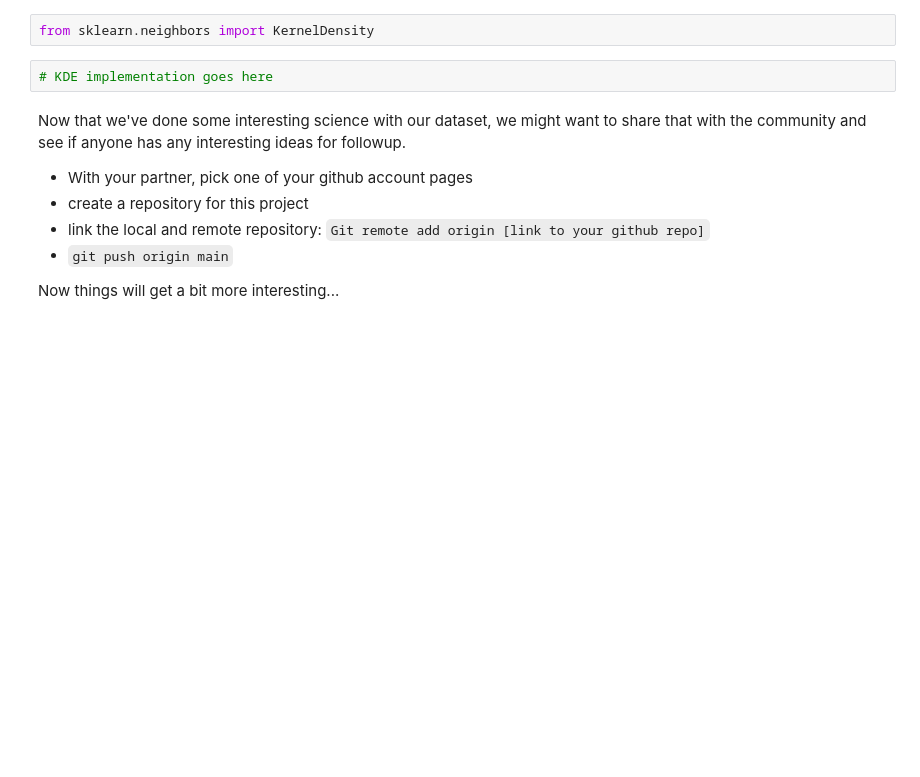
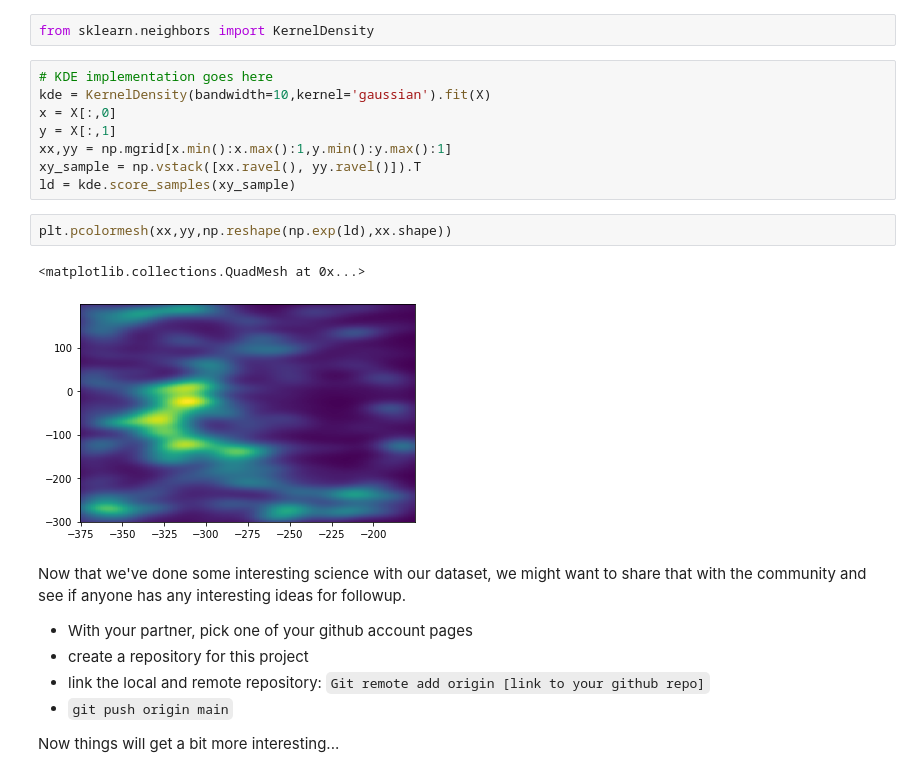
Before and after one commit to Yashvi-Sharma/GreatWallHaySha, a Jupyter notebook: DSFP_intro_2_git.ipynb, the cells around one changed output. Saved outputs shown, nothing was run; the diff lists cells and outputs as text; blank space fills up the shorter version.

```diff
--- a/DSFP_intro_2_git.ipynb
+++ b/DSFP_intro_2_git.ipynb
@@ -88,6 +93,17 @@ where D is the dimensions of the parameter space. The basic idea is to generaliz
 from sklearn.neighbors import KernelDensity
 # %%
 # KDE implementation goes here
+kde = KernelDensity(bandwidth=10,kernel='gaussian').fit(X)
+x = X[:,0]
+y = X[:,1]
+xx,yy = np.mgrid[x.min():x.max():1,y.min():y.max():1]
+xy_sample = np.vstack([xx.ravel(), yy.ravel()]).T
+ld = kde.score_samples(xy_sample)
+# %%
+plt.pcolormesh(xx,yy,np.reshape(np.exp(ld),xx.shape))
+# %% [output]
+<matplotlib.collections.QuadMesh at 0x...>
+[figure, added]
 # %% [markdown]
 Now that we've done some interesting science with our dataset, we might want to share that with the community and see if anyone has any interesting ideas for followup.
 
```
Also changed, not shown: parts of 6 cells of this notebook.
